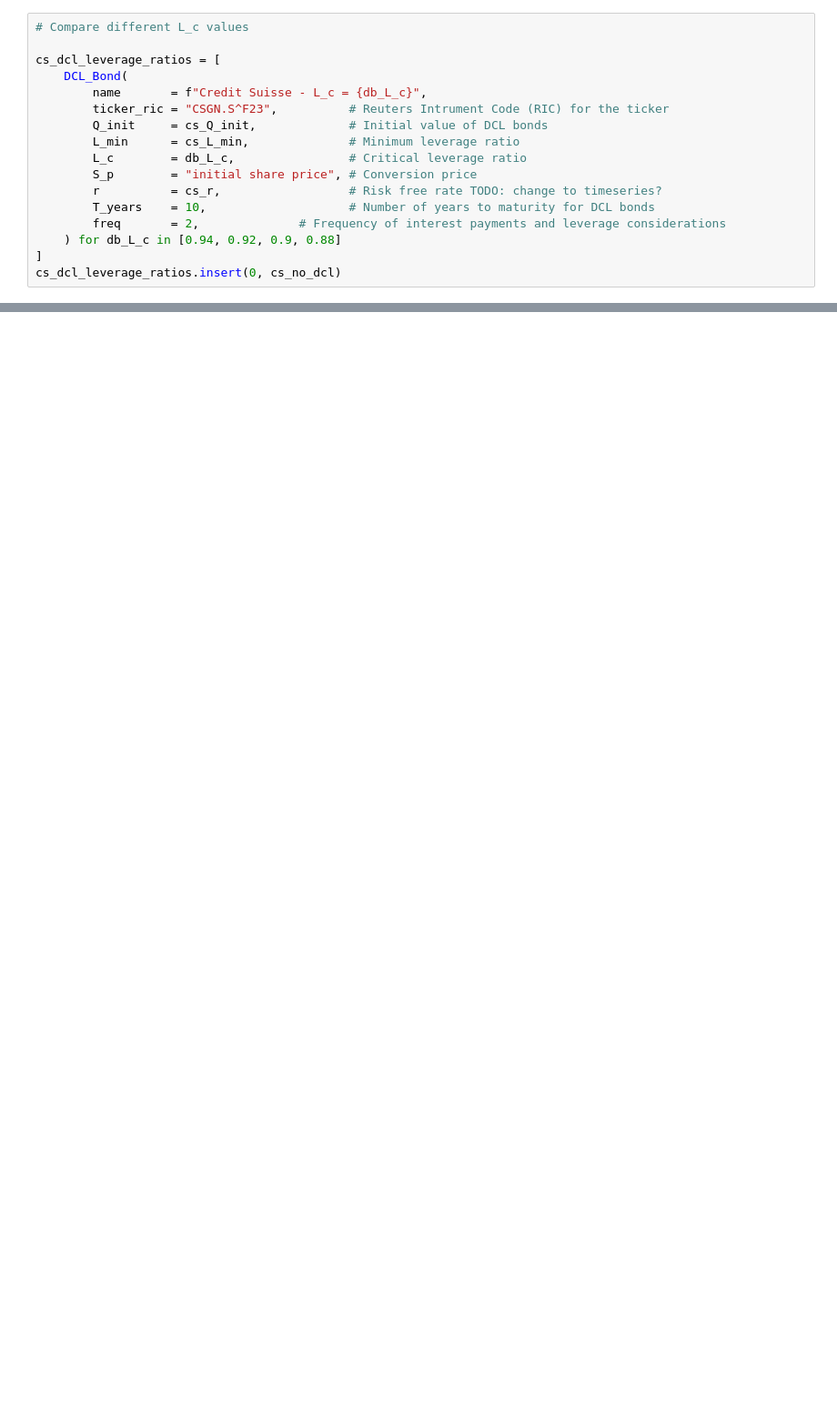
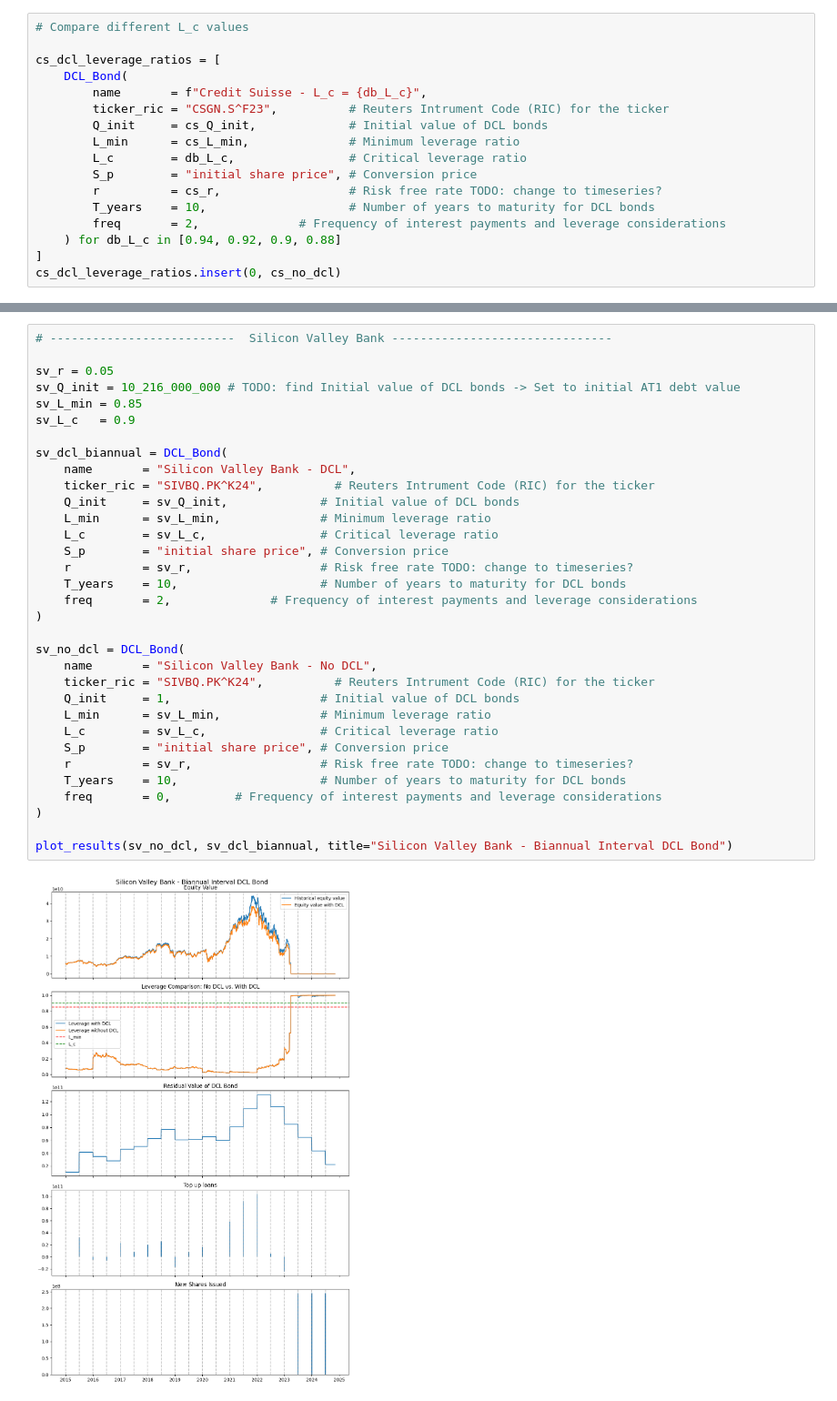
Before and after one commit to steinarb1234/DCL_coco_bond, a Jupyter notebook: main.ipynb, the cells around one changed output, grey strips where cells are left out. Shown at 91% size. Saved outputs shown, nothing was run; the diff lists cells and outputs as text; blank space fills up the shorter version.

Commit message:
Added simulations for SVB, LEHMAN, DEUTSCHE BANK

```diff
--- a/main.ipynb
+++ b/main.ipynb
@@ -722,0 +636,35 @@ plot_leverage_ratios(cs_dcl_leverage_ratios, title="Credit Suisse - Leverage for
+# %%
+# --------------------------  Silicon Valley Bank -------------------------------
+
+sv_r = 0.05
+sv_Q_init = 10_216_000_000 # TODO: find Initial value of DCL bonds -> Set to initial AT1 debt value
+sv_L_min = 0.85
+sv_L_c   = 0.9
+
+sv_dcl_biannual = DCL_Bond(
+    name       = "Silicon Valley Bank - DCL",
+    ticker_ric = "SIVBQ.PK^K24",          # Reuters Intrument Code (RIC) for the ticker
+    Q_init     = sv_Q_init,             # Initial value of DCL bonds
+    L_min      = sv_L_min,              # Minimum leverage ratio
+    L_c        = sv_L_c,                # Critical leverage ratio
+    S_p        = "initial share price", # Conversion price
+    r          = sv_r,                  # Risk free rate TODO: change to timeseries?
+    T_years    = 10,                    # Number of years to maturity for DCL bonds
+    freq       = 2,              # Frequency of interest payments and leverage considerations
+)
+
+sv_no_dcl = DCL_Bond(
+    name       = "Silicon Valley Bank - No DCL",
+    ticker_ric = "SIVBQ.PK^K24",          # Reuters Intrument Code (RIC) for the ticker
+    Q_init     = 1,                     # Initial value of DCL bonds
+    L_min      = sv_L_min,              # Minimum leverage ratio
+    L_c        = sv_L_c,                # Critical leverage ratio
+    S_p        = "initial share price", # Conversion price
+    r          = sv_r,                  # Risk free rate TODO: change to timeseries?
+    T_years    = 10,                    # Number of years to maturity for DCL bonds
+    freq       = 0,         # Frequency of interest payments and leverage considerations
+)
+
+plot_results(sv_no_dcl, sv_dcl_biannual, title="Silicon Valley Bank - Biannual Interval DCL Bond")
+# %% [output]
+[figure, added]
```
Also changed, not shown: parts of 10 cells of this notebook, 26 other files.
